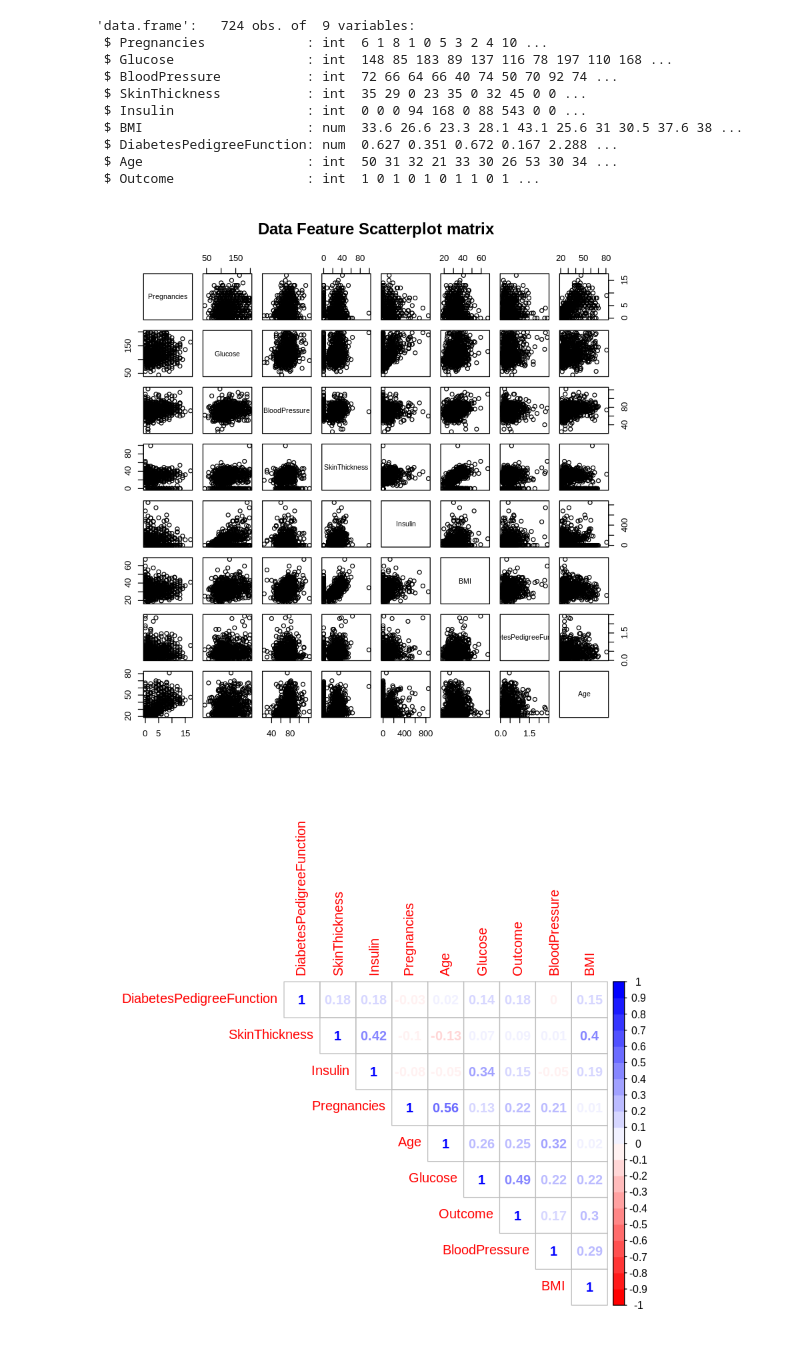
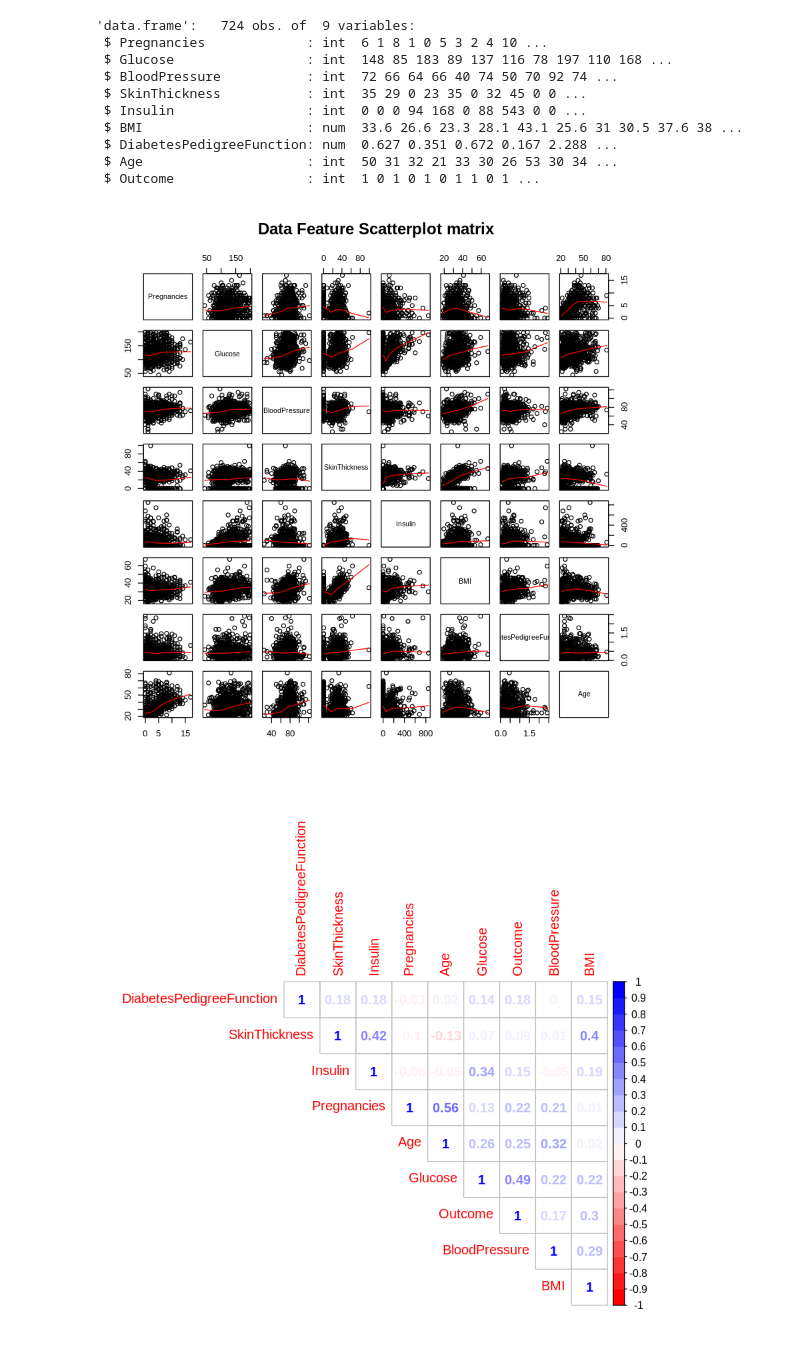
Before and after one commit to yerartdev/tfm-pb, a Jupyter notebook: poc-class-r-pima-indians-diabetes.ipynb, the cells around one changed output. Saved outputs shown, nothing was run; the diff lists cells and outputs as text; code cells hidden in the pictures.

Commit message:
Binary Classification Proof of Concept in R: add panel.smooth to the scatterplot matrix to see relationship more clearly

```diff
--- a/poc-class-r-pima-indians-diabetes.ipynb
+++ b/poc-class-r-pima-indians-diabetes.ipynb
@@ -365,13 +365,17 @@ str(pima_mod)
 # %%
 #::GMG::pair plot to see correlations between pairs of features
 #::NOTE::See also:
 # https://www.statmethods.net/advgraphs/trellis.html
 # https://www.statmethods.net/graphs/scatterplot.html
 # https://www.statmethods.net/advgraphs/layout.html
 # https://www.r-bloggers.com/scatterplot-matrices-pair-plots-with-cdata-and-ggplot2/
-pairs(pima_mod[1:8], pch = 21, main = 'Data Feature Scatterplot matrix')
+pairs(pima_mod[1:8],
+      pch = 21,
+      main = 'Data Feature Scatterplot matrix',
+      panel = panel.smooth
+     )
 # %% [output]
-[figure, old version]
+[figure, new version]
 # %%
 #::GMG::Another way to see correlations with corrplot
 # http://www.sthda.com/english/wiki/visualize-correlation-matrix-using-correlogram
```
